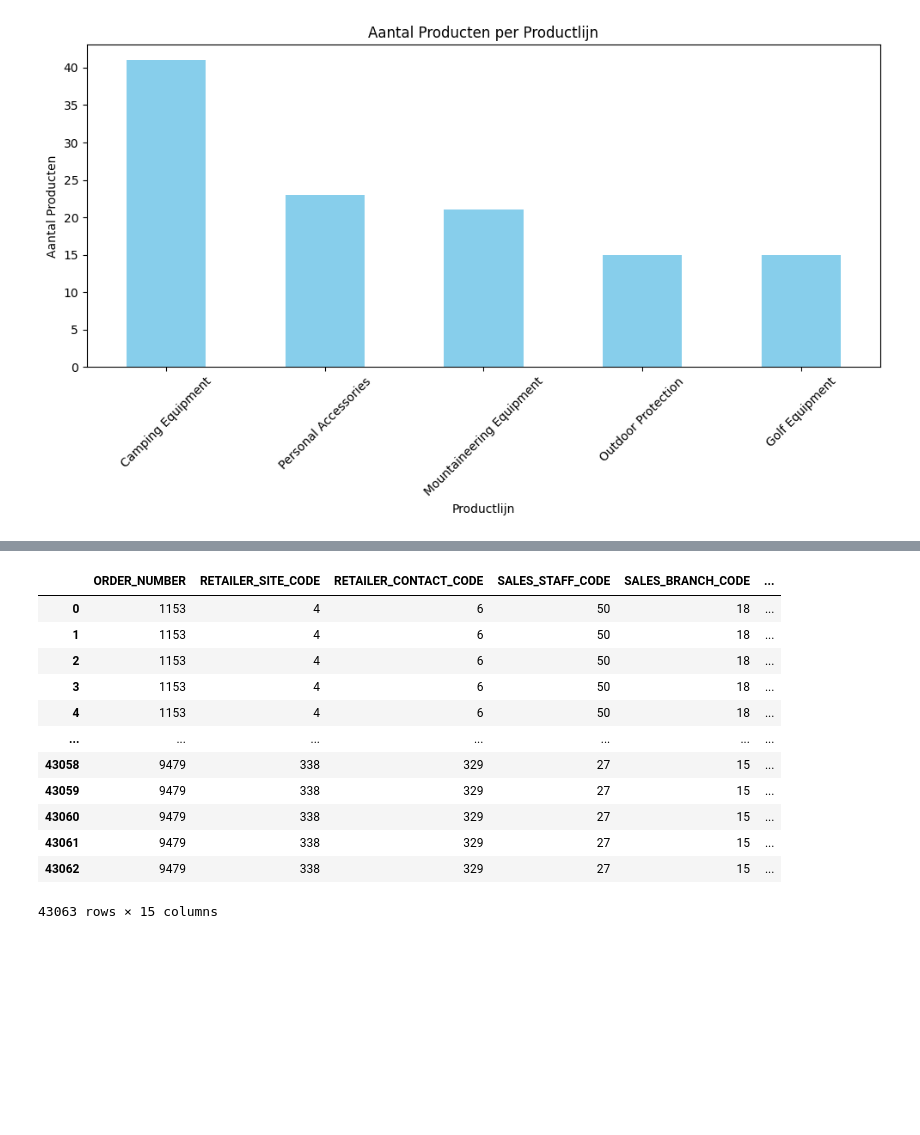
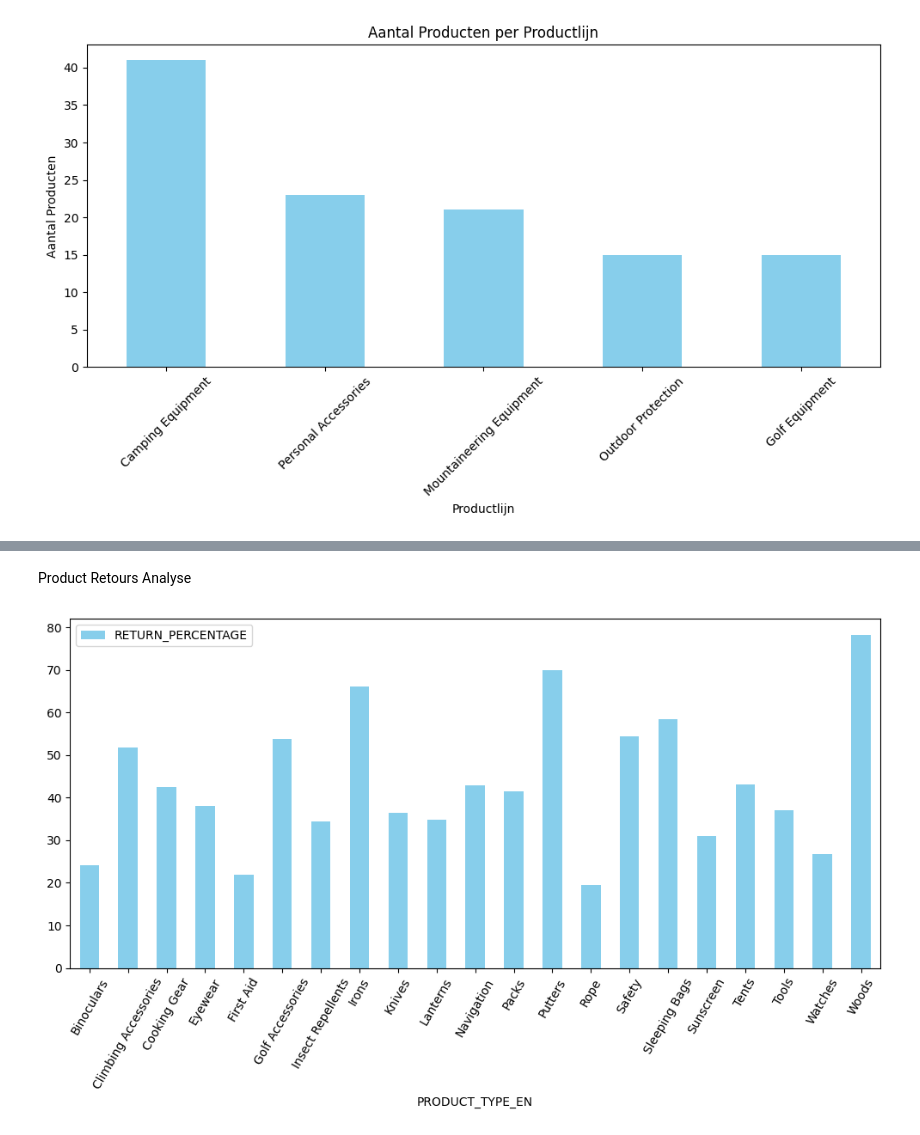
Before and after one commit to OutworldToast/Data-Warehouse, a Jupyter notebook: DataWarehouse.ipynb, the cells around one changed output, grey strips where cells are left out. Drawn from its saved outputs; the diff is of its cells as text; code cells hidden in the pictures; blank space fills up the shorter version.

```diff
--- a/DataWarehouse.ipynb
+++ b/DataWarehouse.ipynb
@@ -843,16 +738,13 @@ KeyboardInterrupt:
-# %%
-order_dw
-# %% [output]
-|  | ORDER_NUMBER | RETAILER_SITE_CODE | RETAILER_CONTACT_CODE | SALES_STAFF_CODE | SALES_BRANCH_CODE | ... |
-| 0 | 1153 | 4 | 6 | 50 | 18 | ... |
-| 1 | 1153 | 4 | 6 | 50 | 18 | ... |
-| 2 | 1153 | 4 | 6 | 50 | 18 | ... |
-| 3 | 1153 | 4 | 6 | 50 | 18 | ... |
-| 4 | 1153 | 4 | 6 | 50 | 18 | ... |
-| ... | ... | ... | ... | ... | ... | ... |
-| 43058 | 9479 | 338 | 329 | 27 | 15 | ... |
-| 43059 | 9479 | 338 | 329 | 27 | 15 | ... |
-| 43060 | 9479 | 338 | 329 | 27 | 15 | ... |
-| 43061 | 9479 | 338 | 329 | 27 | 15 | ... |
-| 43062 | 9479 | 338 | 329 | 27 | 15 | ... |
-43063 rows × 15 columns
+# %% [markdown]
+Product Retours Analyse
+# %%
+returned_product_merge = pd.merge(product_dw, returned_item_dw, on='PRODUCT_NUMBER', how='inner')
+# %%
+returns_per_product_type = returned_product_merge.groupby('PRODUCT_TYPE_EN')['RETURN_PERCENTAGE'].mean().reset_index()
+
+returns_per_product_type.plot.bar(x='PRODUCT_TYPE_EN', y='RETURN_PERCENTAGE', figsize=(10, 6), color='skyblue')
+plt.xticks(rotation=60)
+plt.tight_layout()
+plt.show()
+# %% [output]
+[figure, added]
```
Also changed, not shown: parts of 14 cells of this notebook, 1 other file.
